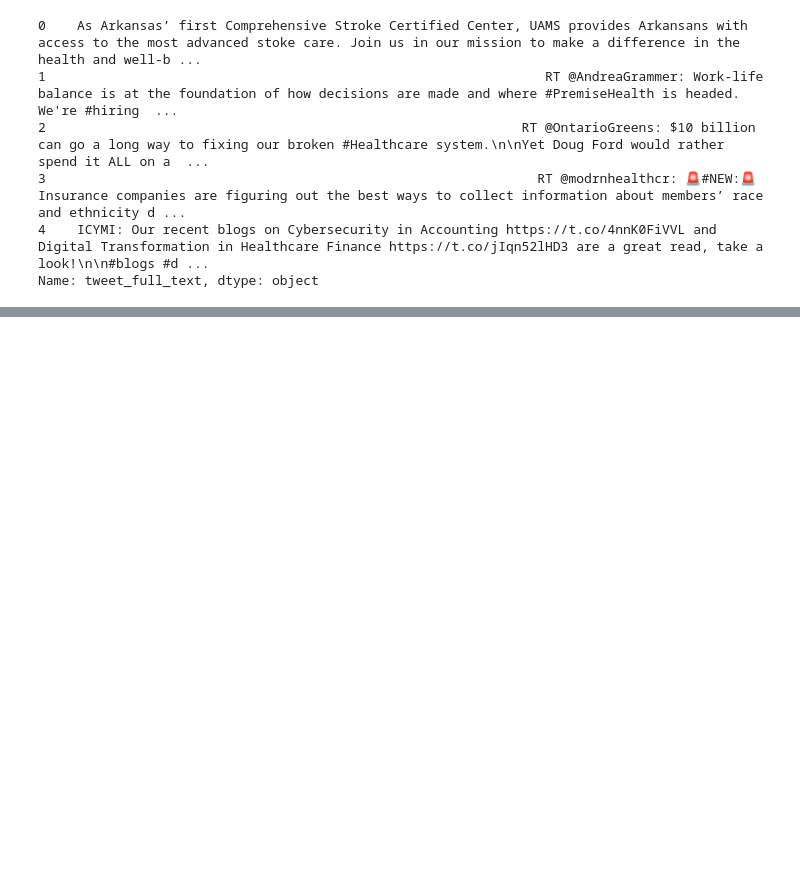
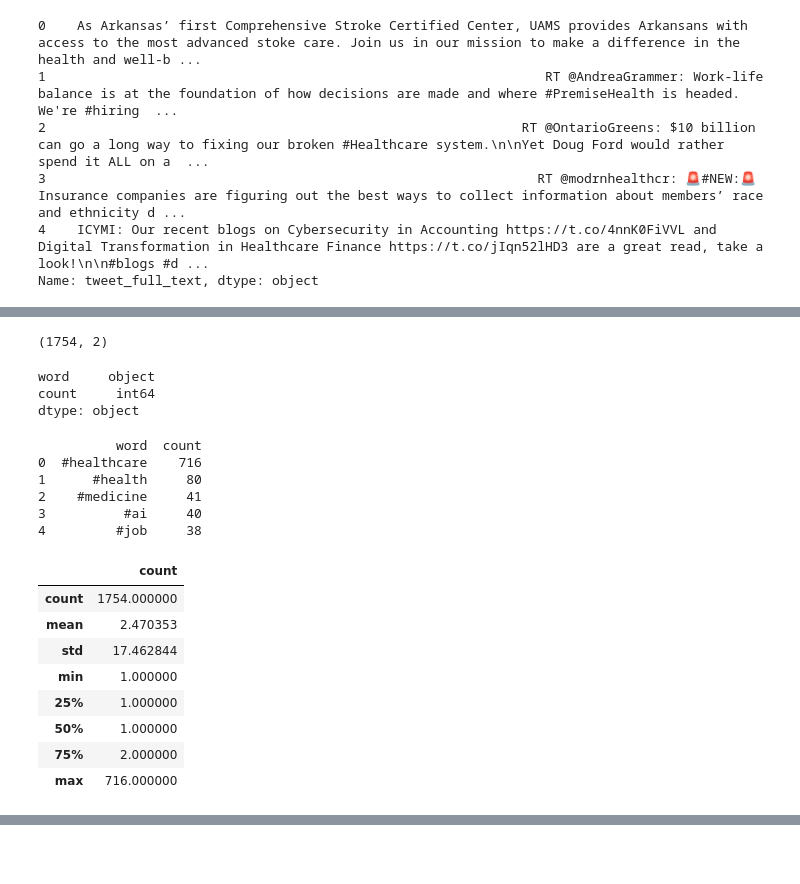
Before and after one commit to amquercus/NHS-project-MC, a Jupyter notebook: Carvalho_Margarida_LSE_DA201_Assignment_Notebook.ipynb, the cells around one changed output, grey strips where cells are left out. Drawn from its saved outputs; the diff is of its cells as text; code cells hidden in the pictures; blank space fills up the shorter version.

```diff
--- a/Carvalho_Margarida_LSE_DA201_Assignment_Notebook.ipynb
+++ b/Carvalho_Margarida_LSE_DA201_Assignment_Notebook.ipynb
@@ -1034,0 +1031,9 @@ tags
+# %%
+# Loop through the messages, and create a list of values containing the # symbol.
+tags = []
+
+for y in [x.split(' ') for x in tweets['tweet_full_text'].values]:
+    for z in y:
+        if '#' in z:
+            # Change to lowercase.
+            tags.append(z.lower())
@@ -1042,7 +1103,34 @@ tags
+# %%
+print(tags_data.shape)
+# %% [output]
+(1754, 2)
+# %%
+print(tags_data.dtypes)
+# %% [output]
+word     object
+count     int64
+dtype: object
 # %%
-# Fix the count datatype.
-
-
 # View the result.
+print(tags_data.head())
+# %% [output]
+          word  count
+0  #healthcare    716
+1      #health     80
+2    #medicine     41
+3          #ai     40
+4         #job     38
+# %%
+tags_data.describe()
+# %% [output]
+|  | count |
+| count | 1754.000000 |
+| mean | 2.470353 |
+| std | 17.462844 |
+| min | 1.000000 |
+| 25% | 1.000000 |
+| 50% | 1.000000 |
+| 75% | 2.000000 |
+| max | 716.000000 |
 # %%
 # Display records where the count is larger than 10.
```
Also changed, not shown: parts of 25 cells of this notebook.
